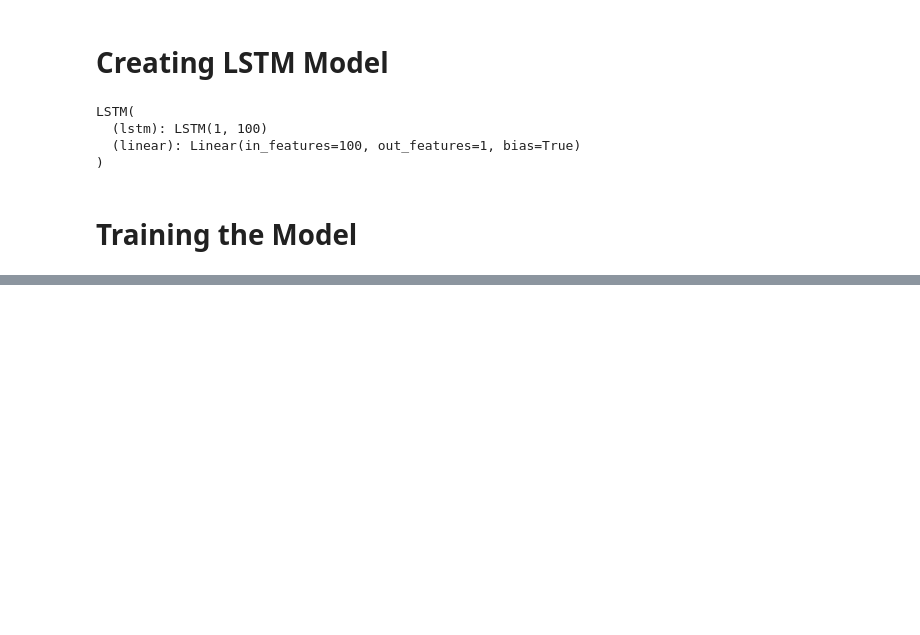
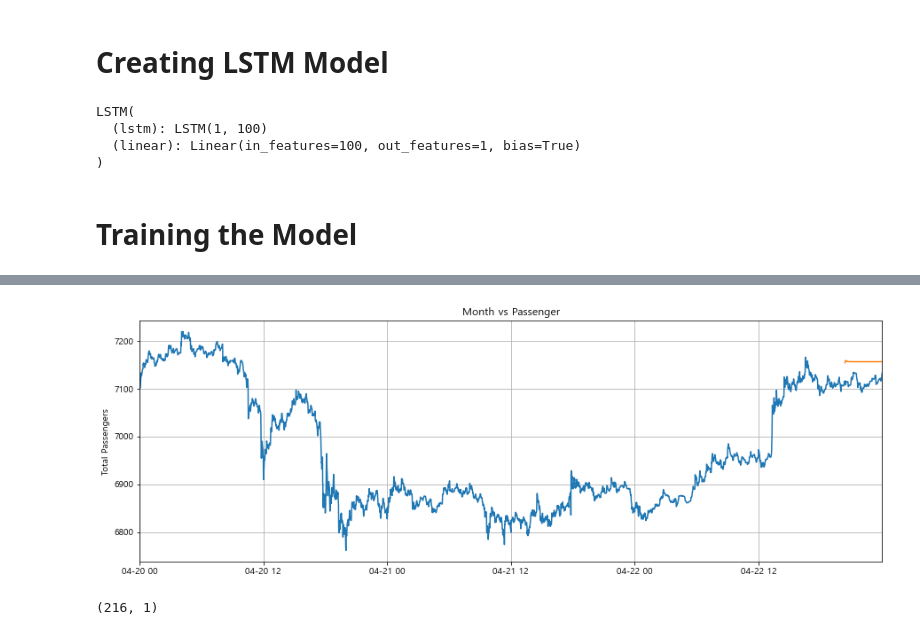
Before and after one commit to Hinterhalter/Post-COVID-19_modeling, a Jupyter notebook: LSTM.ipynb, the cells around one changed output, grey strips where cells are left out. Drawn from its saved outputs; the diff is of its cells as text; code cells hidden in the pictures; blank space fills up the shorter version.

```diff
--- a/LSTM.ipynb
+++ b/LSTM.ipynb
@@ -230,0 +258,5 @@ print(f'epoch: {i:3} loss: {single_loss.item():10.10f}')
+# %%
+fut_pred = 216
+
+test_inputs = train_data_normalized[-train_window:].tolist()
+print(test_inputs)
@@ -230,0 +265,13 @@ print(f'epoch: {i:3} loss: {single_loss.item():10.10f}')
+# %%
+model.eval()
+
+for i in range(fut_pred):
+    seq = torch.FloatTensor(test_inputs[-train_window:])
+    seq = seq.cuda()
+    with torch.no_grad():
+        model.hidden = (torch.zeros(1, 1, model.hidden_layer_size).cuda(),
+                        torch.zeros(1, 1, model.hidden_layer_size).cuda())
+        test_inputs.append(model(seq).item())
+# %%
+actual_predictions = scaler.inverse_transform(np.array(test_inputs[train_window:] ).reshape(-1, 1))
+print(actual_predictions[:5])
@@ -230,0 +311,3 @@ print(f'epoch: {i:3} loss: {single_loss.item():10.10f}')
+# %%
+s = len(df['timestamp']) - 216
+df['timestamp'][s:]
@@ -230,0 +327,14 @@ print(f'epoch: {i:3} loss: {single_loss.item():10.10f}')
+# %%
+plt.title('Month vs Passenger')
+plt.ylabel('Total Passengers')
+plt.grid(True)
+plt.autoscale(axis='x', tight=True)
+plt.plot(df['timestamp'],df['price'])
+plt.plot(df['timestamp'][s:],actual_predictions)
+plt.show()
+# %% [output]
+[figure, added]
+# %%
+actual_predictions.shape
+# %% [output]
+(216, 1)
```
Also changed, not shown: parts of 17 cells of this notebook, 1 other file.
